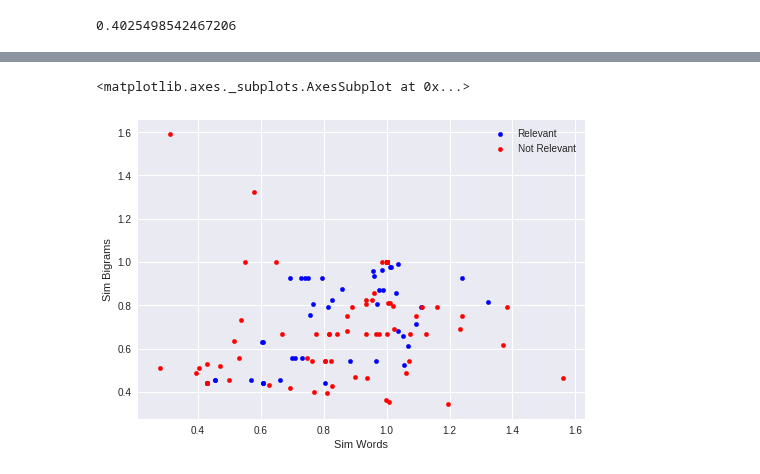
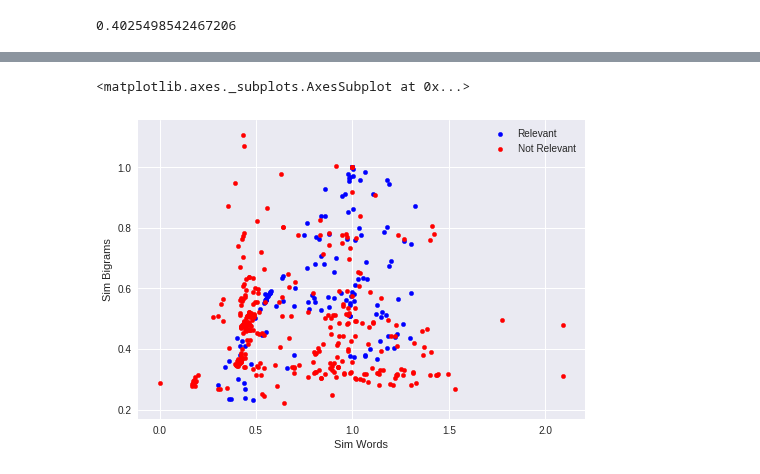
Before and after one commit to alexamies/chinesenotes.com, a Jupyter notebook: colab/querying_cnotes.ipynb, the cells around one changed output, grey strips where cells are left out. Cells and saved outputs as stored; diff of their text form; code cells hidden in the pictures.

```diff
--- a/colab/querying_cnotes.ipynb
+++ b/colab/querying_cnotes.ipynb
@@ -71,0 +74,17 @@ Exploring the relation between BM25 and relevance
+# %%
+import io
+import urllib.request
+
+url = ("https://raw.githubusercontent.com/alexamies/chinesenotes.com/master/"
+       "python/relevance-hbreader.tsv")
+response = urllib.request.urlopen(url)
+content = response.read()
+types = {'Corpus': np.object, 'Query': np.object, 'Terms': np.uint32,
+        'Scoped': np.bool, 'Rank': np.uint32, 'Title': np.object,
+        'Sim Title': np.uint32, 'Sim Words': np.float32, 'Sim Bigrams': np.float32,
+        'Bit Vector': np.float32, 'Exact Match': np.uint32, 'Sim Bigrams': np.float32,
+        'ContainsTerms': np.object, 'Relevant': np.uint32}
+
+relevance_df=pd.read_csv(io.StringIO(content.decode('utf-8')), sep='\t',
+                           skiprows=(0), header=(0), dtype=types)
+relevance_df.head()
@@ -96,9 +110,9 @@ relevance_df.head()
 # %%
-relevant_df = relevance_df[relevance_df['Relevant'] == True]
-not_relevant_df = relevance_df[relevance_df['Relevant'] == False]
+relevant_df = relevance_df[relevance_df['Relevant'] == 1]
+not_relevant_df = relevance_df[relevance_df['Relevant'] == 0]
 
 ax = relevant_df.plot.scatter(x = 'Sim Words', y = 'Sim Bigrams', color='Blue', label='Relevant')
 not_relevant_df.plot.scatter(x = 'Sim Words', y = 'Sim Bigrams', color='Red', label='Not Relevant', ax=ax)
 # %% [output]
 <matplotlib.axes._subplots.AxesSubplot at 0x...>
-[figure, old version]
+[figure, new version]
```
Also changed, not shown: parts of 21 cells of this notebook.
